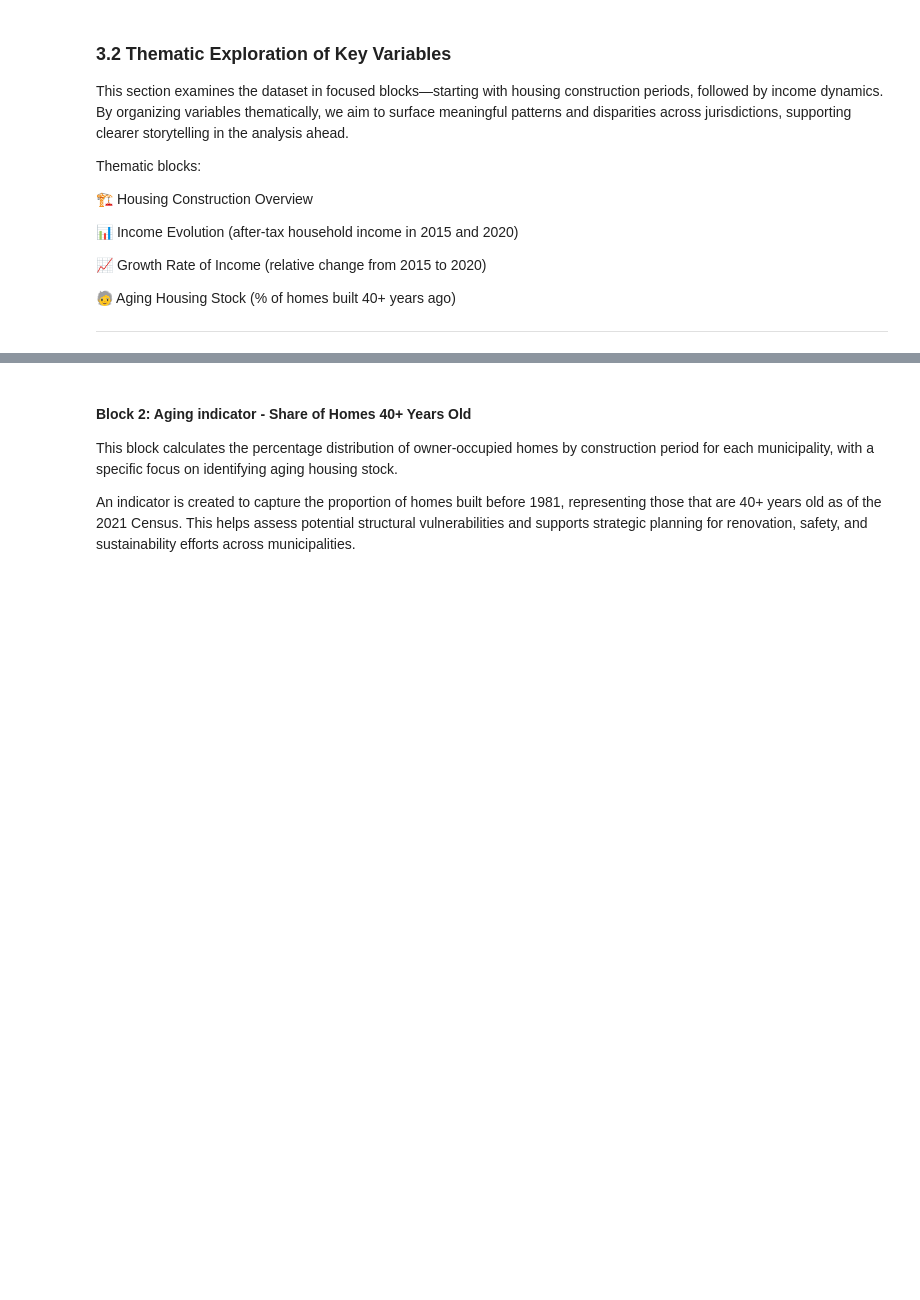
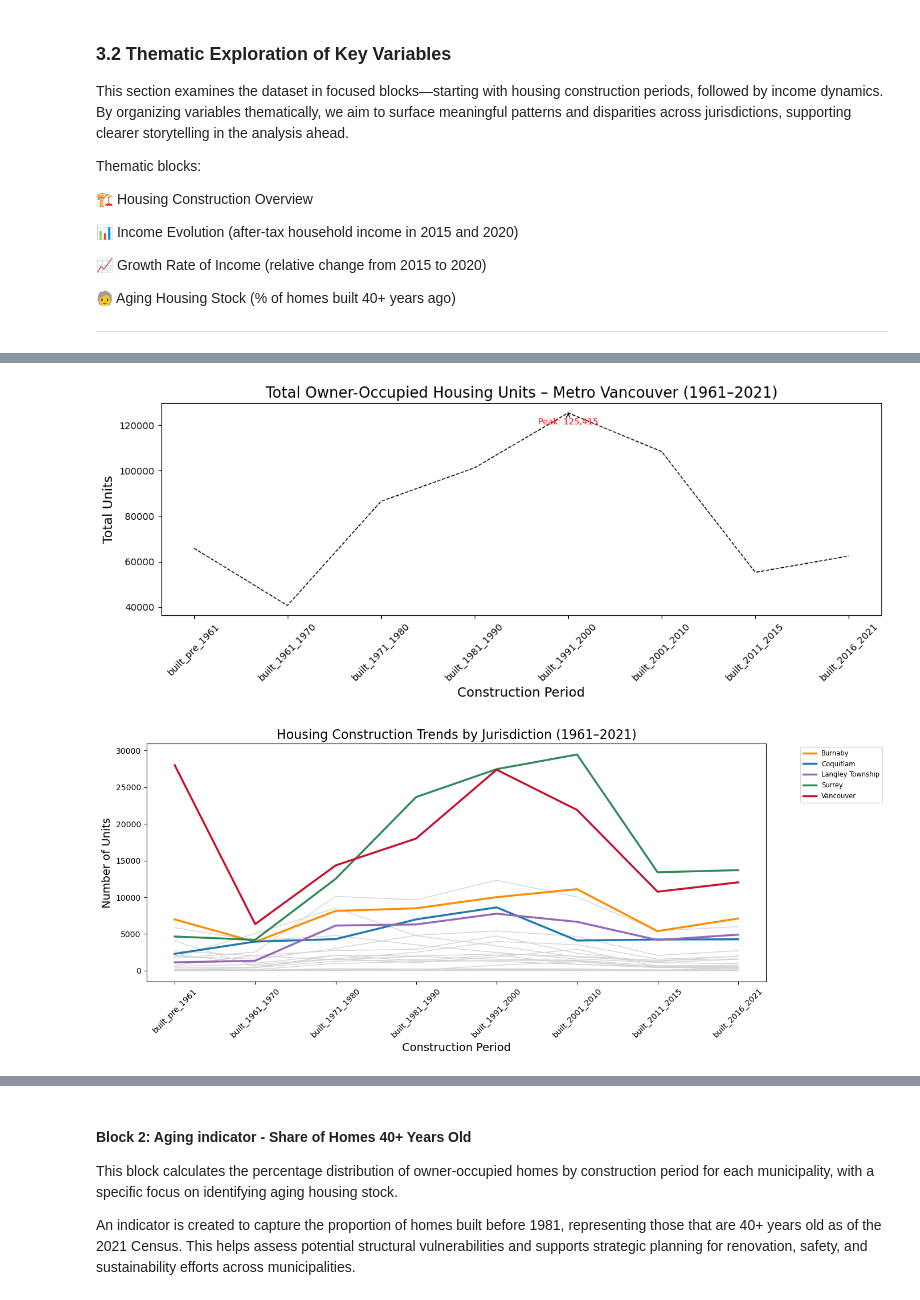
Before and after one commit to jaquelinefarah/vancouver-housing-analysis, a Jupyter notebook: notebooks/02_eda_univariate.ipynb, the cells around one changed output, grey strips where cells are left out. Saved outputs shown, nothing was run; the diff lists cells and outputs as text; code cells hidden in the pictures; blank space fills up the shorter version.

```diff
--- a/notebooks/02_eda_univariate.ipynb
+++ b/notebooks/02_eda_univariate.ipynb
@@ -268,3 +174,77 @@ dtype: object
+# %%
+import matplotlib.pyplot as plt
+
+# Step 1: Define construction period columns
+ordered_cols = [
+    'built_pre_1961', 'built_1961_1970', 'built_1971_1980',
+    'built_1981_1990', 'built_1991_2000', 'built_2001_2010',
+    'built_2011_2015', 'built_2016_2021'
+]
+
+# Step 2: Calculate Metro Vancouver total for each period
+metro_vancouver_total = df[ordered_cols].sum()
+
+# Step 3: Plot the line chart with peak annotation
+plt.figure(figsize=(12, 5))
+plt.plot(ordered_cols, metro_vancouver_total, color="black", linestyle="--", linewidth=1)
+
+# Annotate the peak
+peak_index = metro_vancouver_total.idxmax()
+peak_value = metro_vancouver_total.max()
+
+plt.annotate(
+    f"Peak: {peak_value:,}",
+    xy=(peak_index, peak_value),
+    xytext=(peak_index, peak_value - 5000),
+    ha='center',
+    arrowprops=dict(facecolor='red', arrowstyle="->"),
+    fontsize=9,
+    color='red'
+)
+
+# Titles and axes
+plt.title("Total Owner-Occupied Housing Units – Metro Vancouver (1961–2021)", fontsize=16)
+plt.xlabel("Construction Period", fontsize=14)
+plt.ylabel("Total Units", fontsize=14)
+plt.xticks(rotation=45)
+plt.tight_layout()
+
+# Salvar em PNG com alta resolução
+plt.savefig("metro_vancouver_housing_peak.png", dpi=300)
+
+# Create df_ordered
+df_ordered = df[['jurisdiction'] + ordered_cols].set_index('jurisdiction')
+
+# Highlighted cities
+highlighted = {
+    "Vancouver": "#C8102E",         # Red
+    "Surrey": "#2E8B57",            # Green
+    "Coquitlam": "#1F77B4",         # Blue
+    "Langley Township": "#9467BD",  # Purple
+    "Burnaby": "#FF8C00"            # Orange
+}
+
+# Step 4: Plot 2 Jurisdictions
+
+fig, ax = plt.subplots(figsize=(14, 6))
+
+for jurisdiction, row in df_ordered.iterrows():
+    color = highlighted.get(jurisdiction, "lightgray")
+    linewidth = 2.5 if jurisdiction in highlighted else 1
+    zorder = 3 if jurisdiction in highlighted else 1
+    label = jurisdiction if jurisdiction in highlighted else None
+    ax.plot(ordered_cols, row, label=label, color=color, linewidth=linewidth, zorder=zorder)
+
+# Customization
+ax.set_title("Housing Construction Trends by Jurisdiction (1961–2021)", fontsize=16)
+ax.set_xlabel("Construction Period", fontsize=14)
+ax.set_ylabel("Number of Units", fontsize=14)
+plt.xticks(rotation=45)
+ax.legend(bbox_to_anchor=(1.05, 1), loc='upper left', fontsize='small')
+plt.tight_layout()
+# %% [output]
+[figure, added]
+[figure, added]
 # %% [markdown]
 ---
 
```
Also changed, not shown: parts of 14 cells of this notebook, 2 other files.
